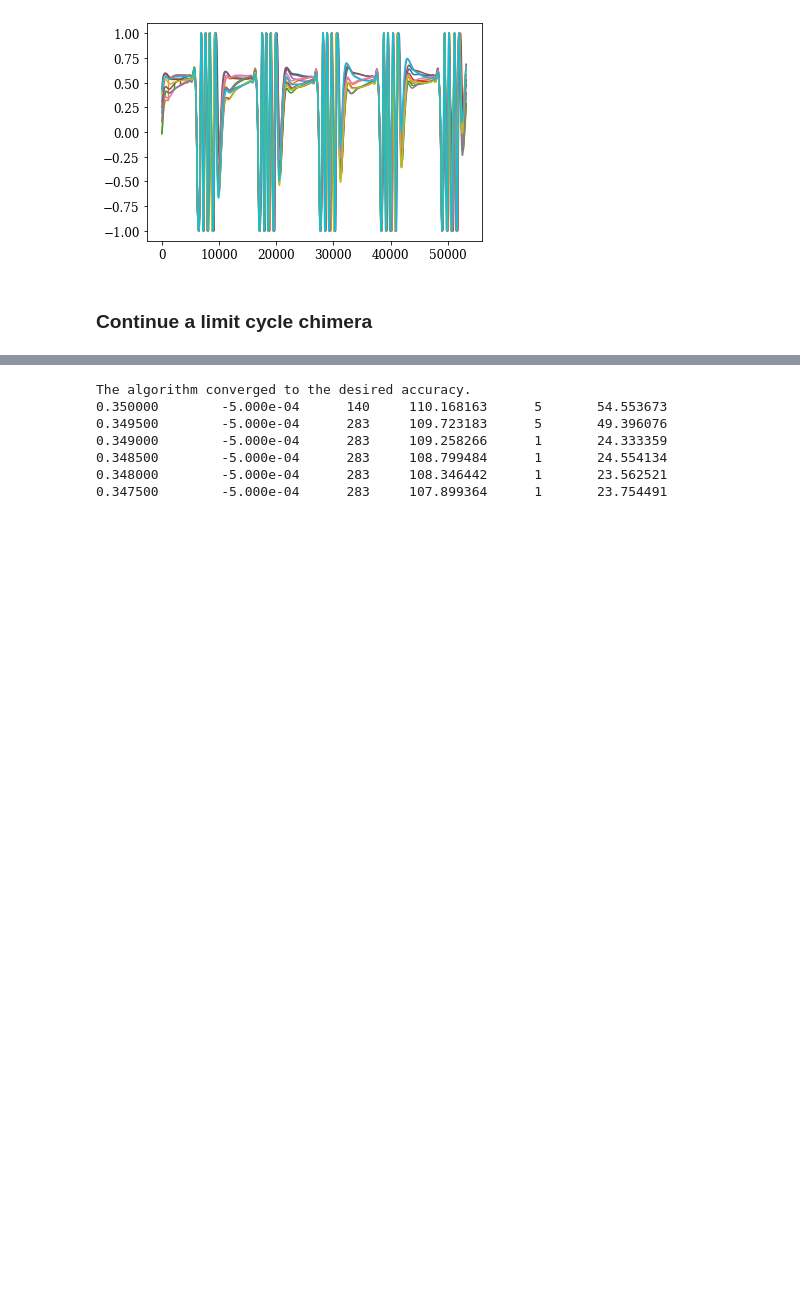
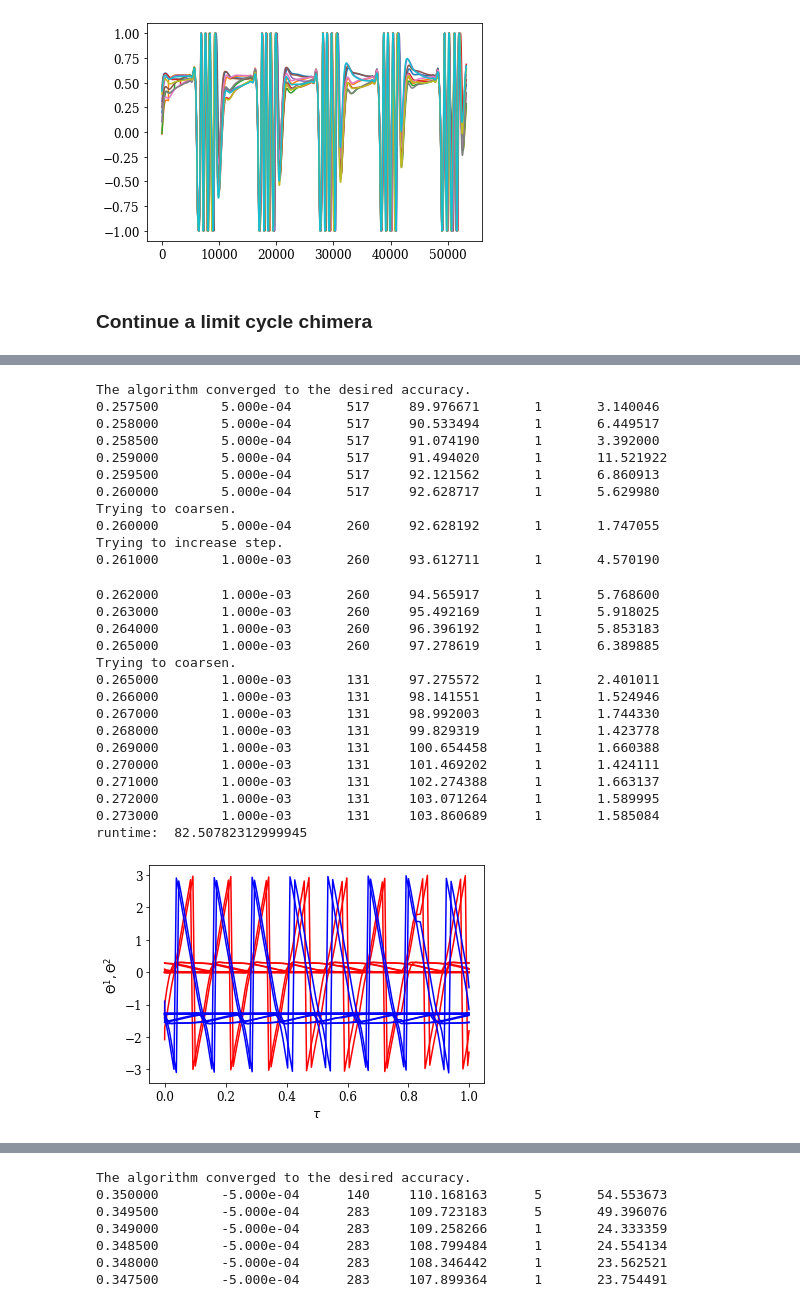
Before and after one commit to znicolaou/snakingoscillators, a Jupyter notebook: lccont.ipynb, the cells around one changed output, grey strips where cells are left out. Drawn from its saved outputs; the diff is of its cells as text; code cells hidden in the pictures; blank space fills up the shorter version.

```diff
--- a/lccont.ipynb
+++ b/lccont.ipynb
@@ -288,0 +296,50 @@ The maximum number of mesh nodes is exceeded.
+# %%
+p0=periods[20]
+x0=sols[20].x
+y0=sols[20].y
+sigma=sigmas[20]
+dsigma=0.5e-3
+dsigmamax=1e-3
+dsigmamin=1e-6
+sigmamin=0.2501
+sigmamax=0.3
+start=timeit.default_timer()
+sigmas,sols,orders,periods=janus.cont(filebase,omega,beta,gamma,sigma,x0,y0,p0,sigmamin,sigmamax,dsigma,maxnodes=10000)
+stop=timeit.default_timer()
+print("runtime: ",stop-start)
+phases=sols[-1].y.T.copy()
+phi=np.arctan2(phases[:,3*N:],phases[:,2*N:3*N])
+theta=np.arctan2(phases[:,N:2*N],phases[:,:N])
+plt.xlabel(r'$\tau$')
+plt.ylabel(r'$\Theta^1, \Theta^2$')
+plt.plot(sols[-1].x, np.transpose([np.roll(theta[:,i], 100+int(len(theta)/N*i)) for i in range(N)]),color='red')
+plt.plot(sols[-1].x, np.transpose([np.roll(phi[:,i], 100+int(len(theta)/N*i)) for i in range(N)]),color='blue')
+plt.show()
+# %% [output]
+The algorithm converged to the desired accuracy.
+0.257500        5.000e-04       517     89.976671       1       3.140046
+0.258000        5.000e-04       517     90.533494       1       6.449517
+0.258500        5.000e-04       517     91.074190       1       3.392000
+0.259000        5.000e-04       517     91.494020       1       11.521922
+0.259500        5.000e-04       517     92.121562       1       6.860913
+0.260000        5.000e-04       517     92.628717       1       5.629980
+Trying to coarsen.
+0.260000        5.000e-04       260     92.628192       1       1.747055
+Trying to increase step.
+0.261000        1.000e-03       260     93.612711       1       4.570190
+0.262000        1.000e-03       260     94.565917       1       5.768600
+0.263000        1.000e-03       260     95.492169       1       5.918025
+0.264000        1.000e-03       260     96.396192       1       5.853183
+0.265000        1.000e-03       260     97.278619       1       6.389885
+Trying to coarsen.
+0.265000        1.000e-03       131     97.275572       1       2.401011
+0.266000        1.000e-03       131     98.141551       1       1.524946
+0.267000        1.000e-03       131     98.992003       1       1.744330
+0.268000        1.000e-03       131     99.829319       1       1.423778
+0.269000        1.000e-03       131     100.654458      1       1.660388
+0.270000        1.000e-03       131     101.469202      1       1.424111
+0.271000        1.000e-03       131     102.274388      1       1.663137
+0.272000        1.000e-03       131     103.071264      1       1.589995
+0.273000        1.000e-03       131     103.860689      1       1.585084
+runtime:  82.50782312999945
+[figure, added]
```
Also changed, not shown: parts of 12 cells of this notebook, 8 other files.
